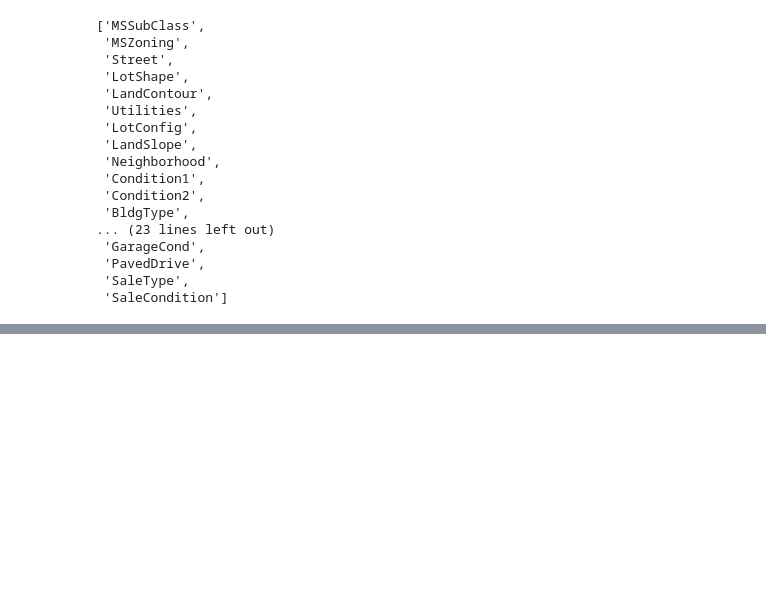
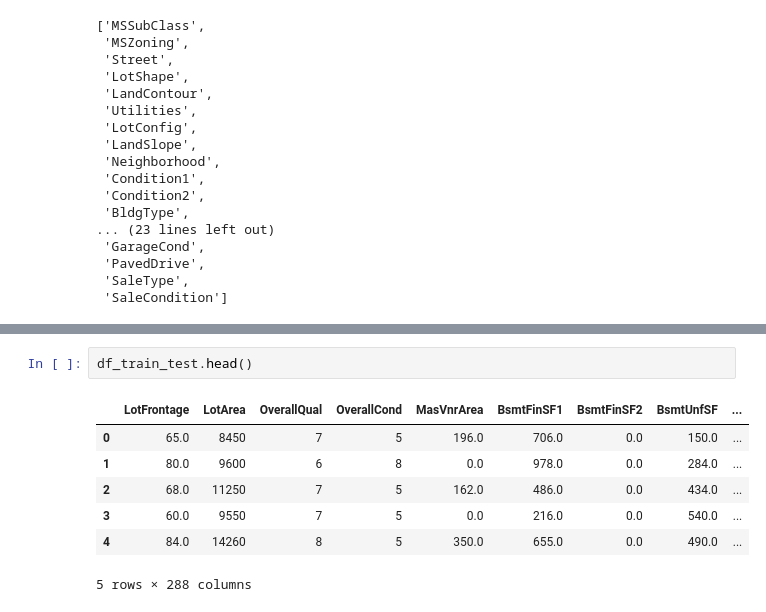
Before and after one commit to galib96/housing-price-prediction-regression, a Jupyter notebook: Housing Price Prediction Kaggle data set.ipynb, the cells around one changed output, grey strips where cells are left out. Drawn from its saved outputs; the diff is of its cells as text; blank space fills up the shorter version.

```diff
--- a/Housing Price Prediction Kaggle data set.ipynb
+++ b/Housing Price Prediction Kaggle data set.ipynb
@@ -339,0 +404,10 @@ df_test['YrSold'] = df_train['YrSold'].astype(str)
+# %%
+df_train_test.head()
+# %% [output]
+|  | LotFrontage | LotArea | OverallQual | OverallCond | MasVnrArea | BsmtFinSF1 | BsmtFinSF2 | BsmtUnfSF | ... |
+| 0 | 65.0 | 8450 | 7 | 5 | 196.0 | 706.0 | 0.0 | 150.0 | ... |
+| 1 | 80.0 | 9600 | 6 | 8 | 0.0 | 978.0 | 0.0 | 284.0 | ... |
+| 2 | 68.0 | 11250 | 7 | 5 | 162.0 | 486.0 | 0.0 | 434.0 | ... |
+| 3 | 60.0 | 9550 | 7 | 5 | 0.0 | 216.0 | 0.0 | 540.0 | ... |
+| 4 | 84.0 | 14260 | 8 | 5 | 350.0 | 655.0 | 0.0 | 490.0 | ... |
+5 rows × 288 columns
```
Also changed, not shown: parts of 14 cells of this notebook.
